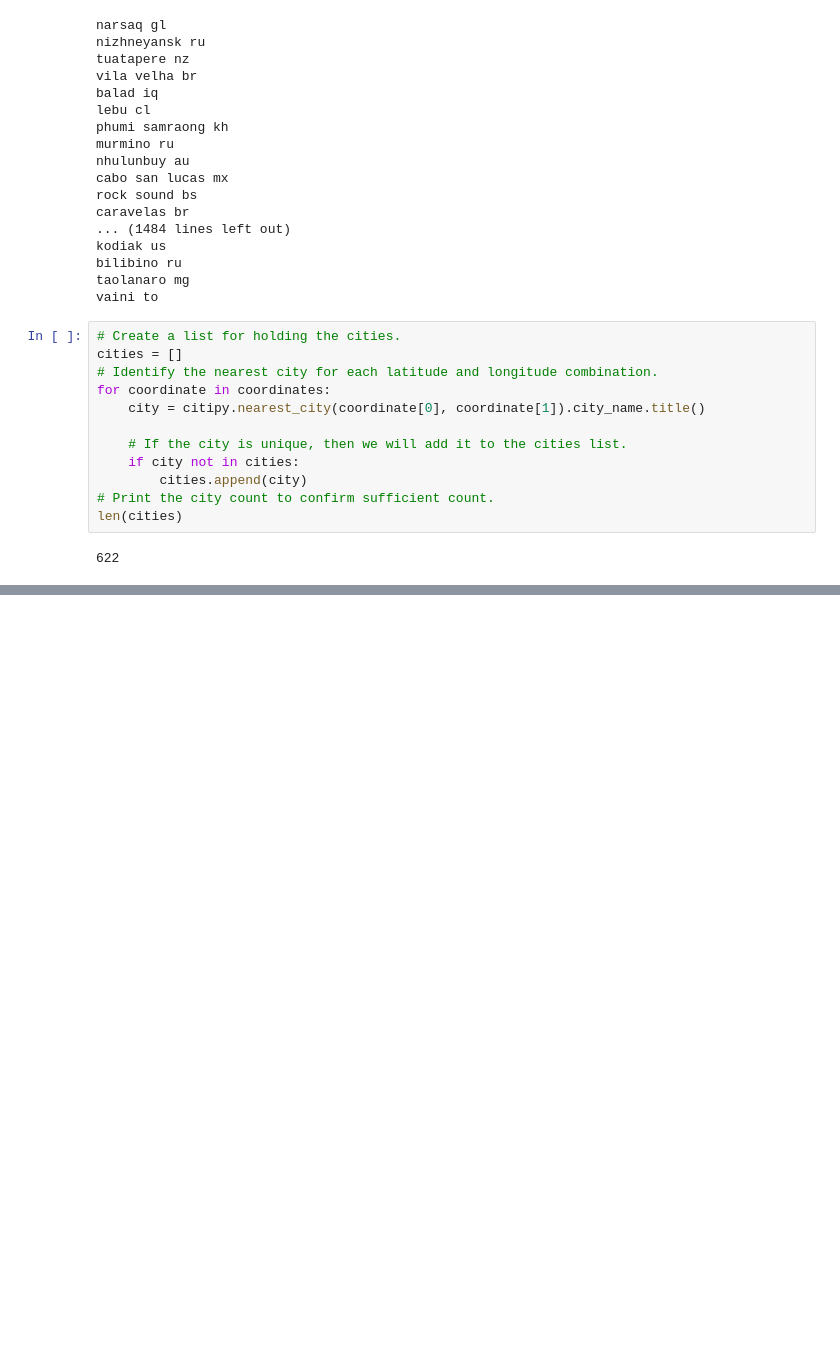
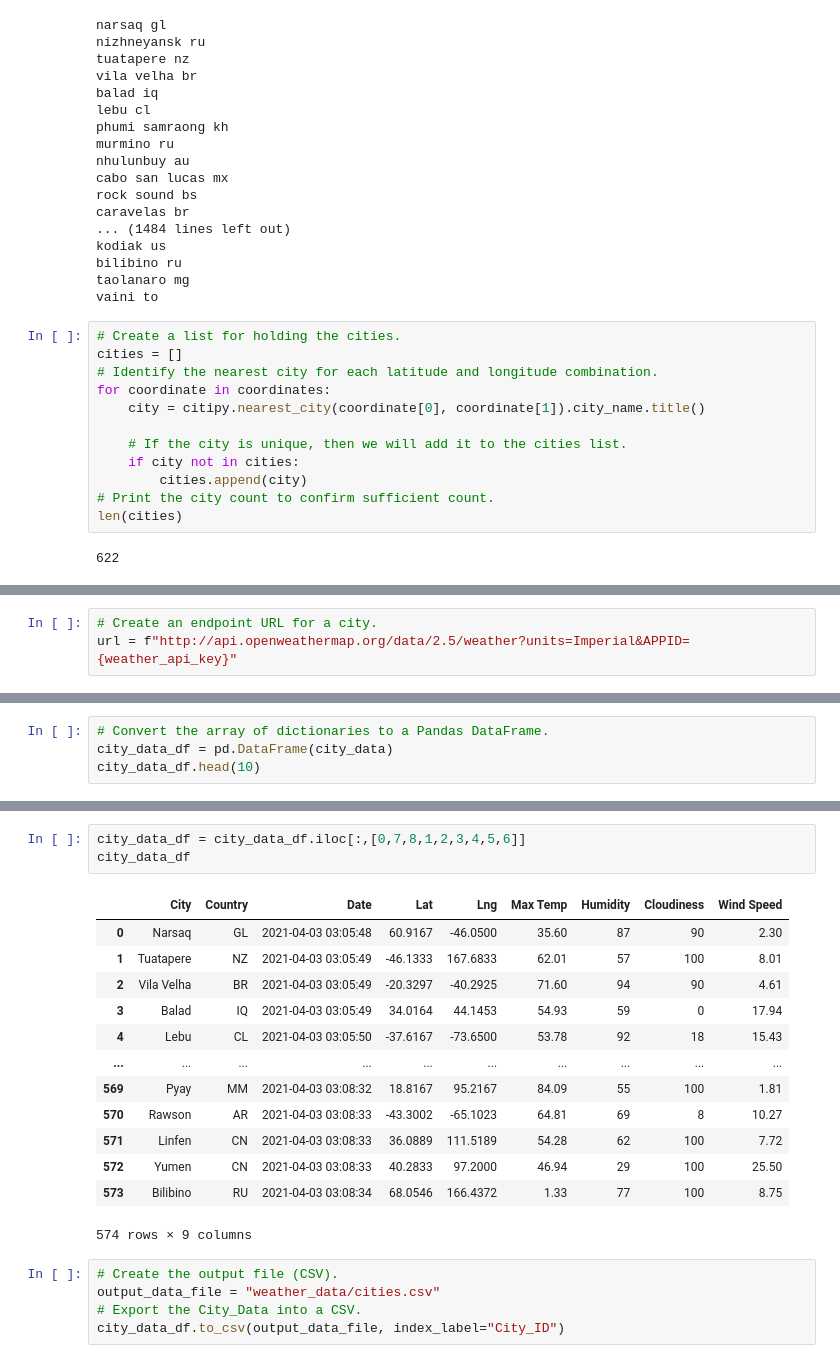
Before and after one commit to risedragon/World_Weather_Analysis, a Jupyter notebook: WeatherPy.ipynb, the cells around one changed output, grey strips where cells are left out. Saved outputs shown, nothing was run; the diff lists cells and outputs as text; blank space fills up the shorter version.

Commit message:
Create a DataFrame of City Weather Data

```diff
--- a/WeatherPy.ipynb
+++ b/WeatherPy.ipynb
@@ -54,0 +62,3 @@ len(cities)
+# %%
+# Create an endpoint URL for a city.
+url = f"http://api.openweathermap.org/data/2.5/weather?units=Imperial&APPID={weather_api_key}"
@@ -54,0 +147,4 @@ len(cities)
+# %%
+# Convert the array of dictionaries to a Pandas DataFrame.
+city_data_df = pd.DataFrame(city_data)
+city_data_df.head(10)
@@ -54,0 +163,22 @@ len(cities)
+# %%
+city_data_df = city_data_df.iloc[:,[0,7,8,1,2,3,4,5,6]]
+city_data_df
+# %% [output]
+|  | City | Country | Date | Lat | Lng | Max Temp | Humidity | Cloudiness | Wind Speed |
+| 0 | Narsaq | GL | 2021-04-03 03:05:48 | 60.9167 | -46.0500 | 35.60 | 87 | 90 | 2.30 |
+| 1 | Tuatapere | NZ | 2021-04-03 03:05:49 | -46.1333 | 167.6833 | 62.01 | 57 | 100 | 8.01 |
+| 2 | Vila Velha | BR | 2021-04-03 03:05:49 | -20.3297 | -40.2925 | 71.60 | 94 | 90 | 4.61 |
+| 3 | Balad | IQ | 2021-04-03 03:05:49 | 34.0164 | 44.1453 | 54.93 | 59 | 0 | 17.94 |
+| 4 | Lebu | CL | 2021-04-03 03:05:50 | -37.6167 | -73.6500 | 53.78 | 92 | 18 | 15.43 |
+| ... | ... | ... | ... | ... | ... | ... | ... | ... | ... |
+| 569 | Pyay | MM | 2021-04-03 03:08:32 | 18.8167 | 95.2167 | 84.09 | 55 | 100 | 1.81 |
+| 570 | Rawson | AR | 2021-04-03 03:08:33 | -43.3002 | -65.1023 | 64.81 | 69 | 8 | 10.27 |
+| 571 | Linfen | CN | 2021-04-03 03:08:33 | 36.0889 | 111.5189 | 54.28 | 62 | 100 | 7.72 |
+| 572 | Yumen | CN | 2021-04-03 03:08:33 | 40.2833 | 97.2000 | 46.94 | 29 | 100 | 25.50 |
+| 573 | Bilibino | RU | 2021-04-03 03:08:34 | 68.0546 | 166.4372 | 1.33 | 77 | 100 | 8.75 |
+574 rows × 9 columns
+# %%
+# Create the output file (CSV).
+output_data_file = "weather_data/cities.csv"
+# Export the City_Data into a CSV.
+city_data_df.to_csv(output_data_file, index_label="City_ID")
```
Also changed, not shown: parts of 4 cells of this notebook, 2 other files.
